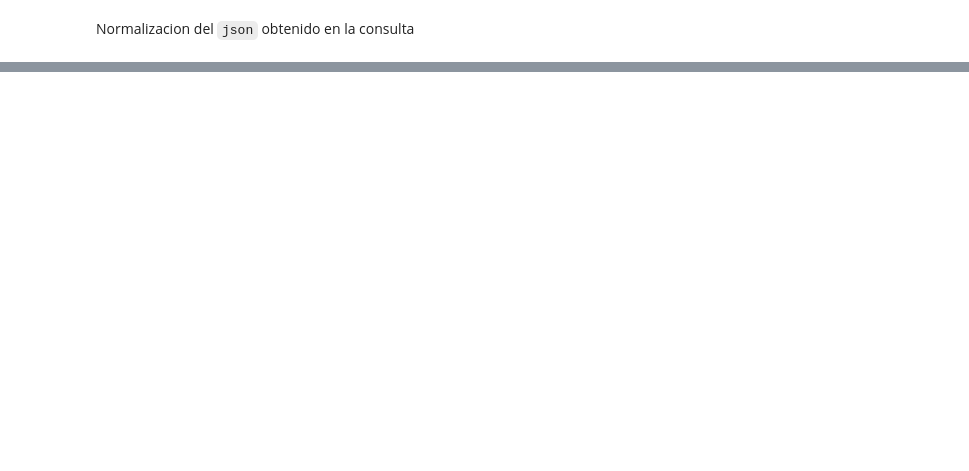
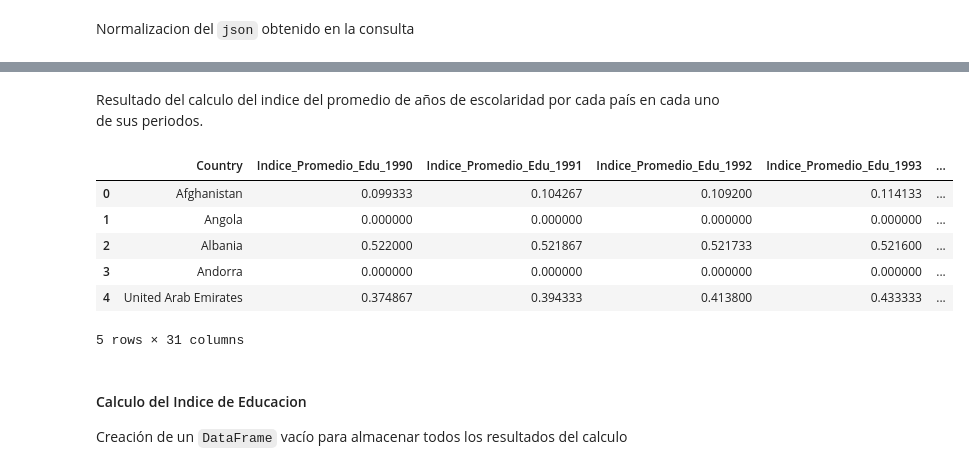
Before and after one commit to Team-17-Bedu/proyecto_python, a Jupyter notebook: Notebooks/Indice de Desarrollo Humano.ipynb, the cells around one changed output, grey strips where cells are left out. Saved outputs shown, nothing was run; the diff lists cells and outputs as text; code cells hidden in the pictures; blank space fills up the shorter version.

```diff
--- a/Notebooks/Indice de Desarrollo Humano.ipynb
+++ b/Notebooks/Indice de Desarrollo Humano.ipynb
@@ -107,0 +187,2 @@ df
+# %%
+data_clean = normalize_data(data.json(), indicator)
@@ -107,0 +254,15 @@ df
+# %% [markdown]
+Resultado del calculo del indice del promedio de años de escolaridad por cada país en cada uno de sus periodos.
+# %%
+promedio.head()
+# %% [output]
+|  | Country | Indice_Promedio_Edu_1990 | Indice_Promedio_Edu_1991 | Indice_Promedio_Edu_1992 | Indice_Promedio_Edu_1993 | ... |
+| 0 | Afghanistan | 0.099333 | 0.104267 | 0.109200 | 0.114133 | ... |
+| 1 | Angola | 0.000000 | 0.000000 | 0.000000 | 0.000000 | ... |
+| 2 | Albania | 0.522000 | 0.521867 | 0.521733 | 0.521600 | ... |
+| 3 | Andorra | 0.000000 | 0.000000 | 0.000000 | 0.000000 | ... |
+| 4 | United Arab Emirates | 0.374867 | 0.394333 | 0.413800 | 0.433333 | ... |
+5 rows × 31 columns
+# %% [markdown]
+#### Calculo del Indice de Educacion
+Creación de un `DataFrame` vacío para almacenar todos los resultados del calculo
```
Also changed, not shown: parts of 34 cells of this notebook.
